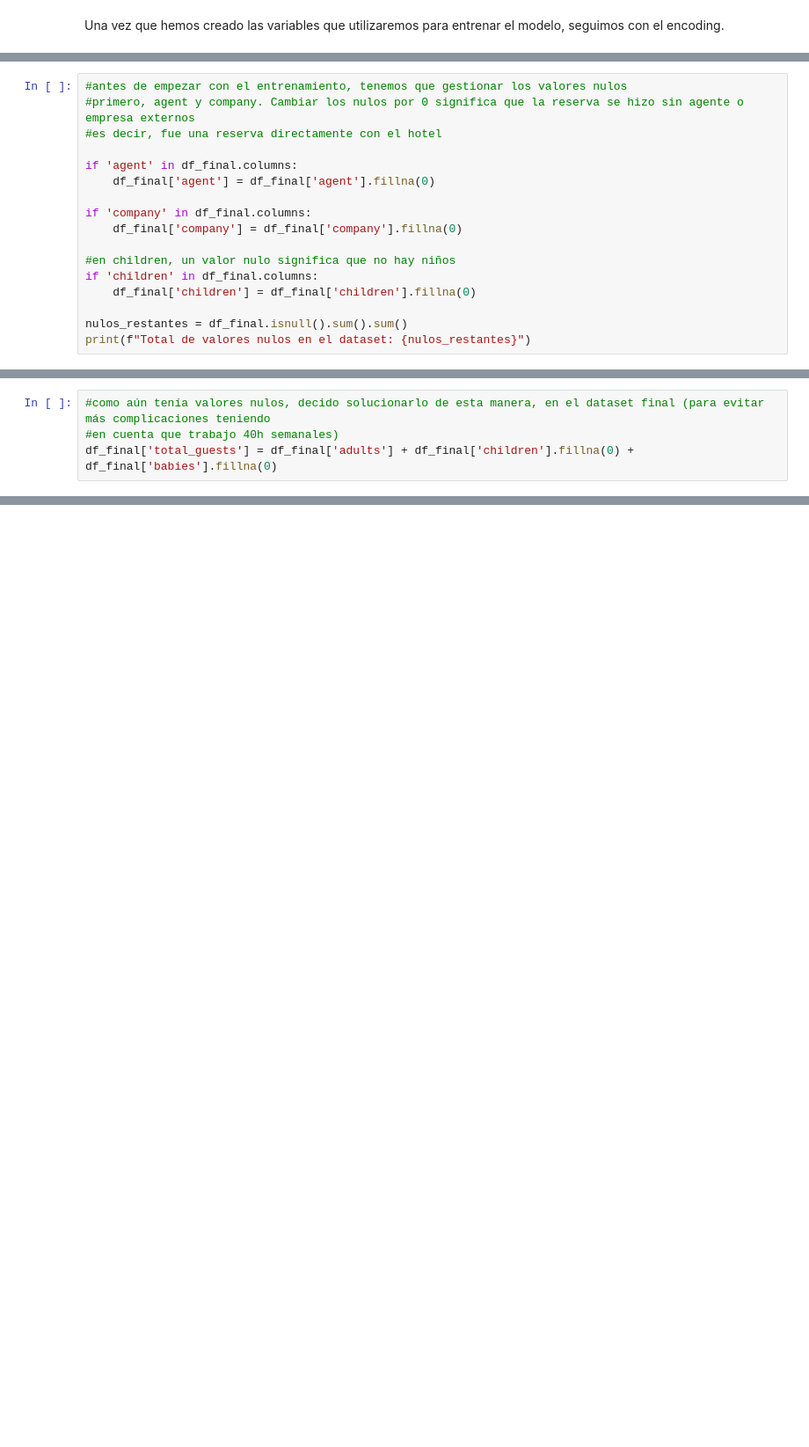
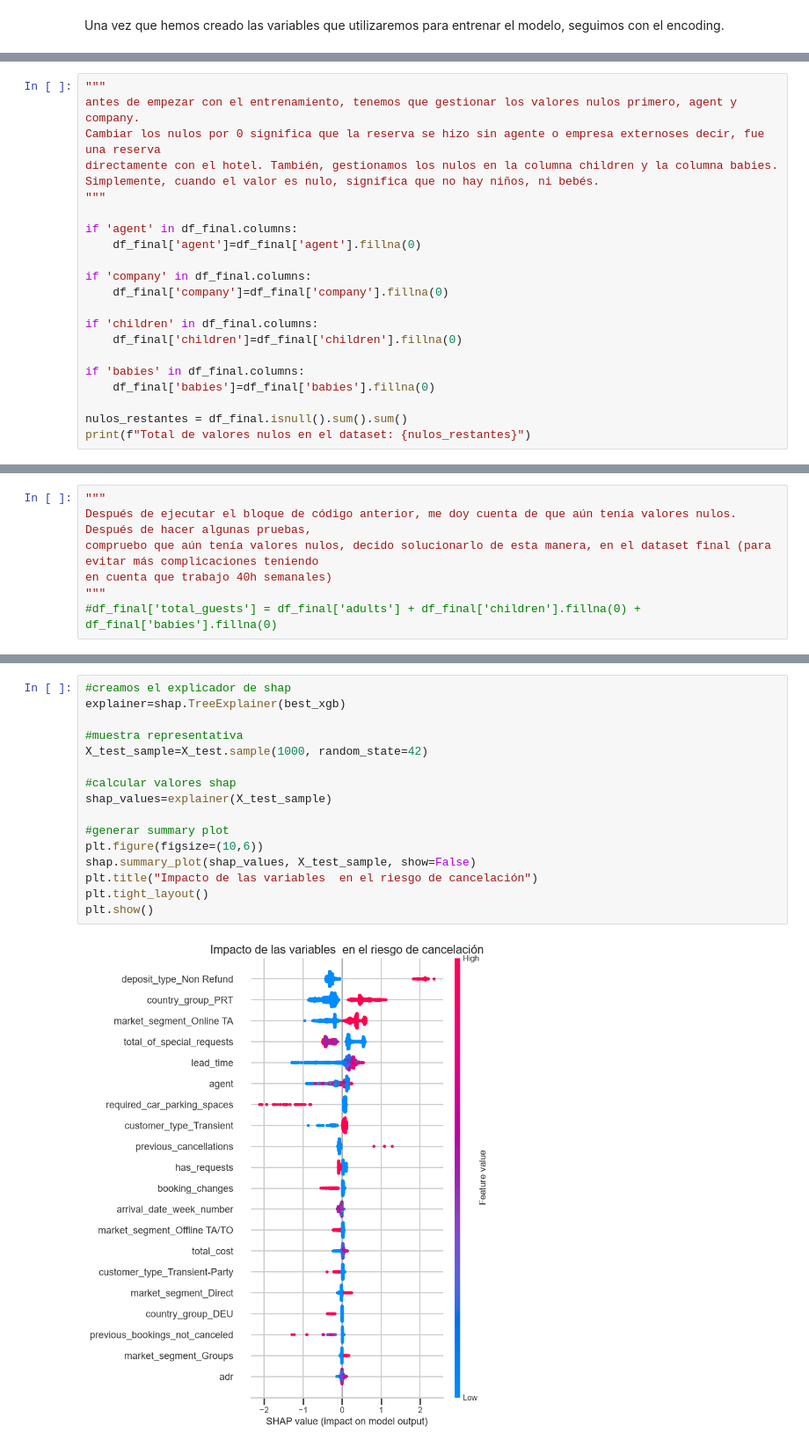
Before and after one commit to Miris-01/proyecto-ML-Evolve, a Jupyter notebook: notebook/ML-project.ipynb, the cells around one changed output, grey strips where cells are left out. Shown at 88% size. Cells and saved outputs as stored; diff of their text form; blank space fills up the shorter version.

```diff
--- a/notebook/ML-project.ipynb
+++ b/notebook/ML-project.ipynb
@@ -395,17 +395,22 @@ Index(['is_canceled', 'lead_time', 'arrival_date_week_number',
 # %%
-#antes de empezar con el entrenamiento, tenemos que gestionar los valores nulos
-#primero, agent y company. Cambiar los nulos por 0 significa que la reserva se hizo sin agente o empresa externos
-#es decir, fue una reserva directamente con el hotel
+"""
+antes de empezar con el entrenamiento, tenemos que gestionar los valores nulos primero, agent y company.
+Cambiar los nulos por 0 significa que la reserva se hizo sin agente o empresa externoses decir, fue una reserva
+directamente con el hotel. También, gestionamos los nulos en la columna children y la columna babies.
+Simplemente, cuando el valor es nulo, significa que no hay niños, ni bebés.
+"""
 
 if 'agent' in df_final.columns:
-    df_final['agent'] = df_final['agent'].fillna(0)
+    df_final['agent']=df_final['agent'].fillna(0)
 
 if 'company' in df_final.columns:
-    df_final['company'] = df_final['company'].fillna(0)
+    df_final['company']=df_final['company'].fillna(0)
 
-#en children, un valor nulo significa que no hay niños
 if 'children' in df_final.columns:
-    df_final['children'] = df_final['children'].fillna(0)
+    df_final['children']=df_final['children'].fillna(0)
+
+if 'babies' in df_final.columns:
+    df_final['babies']=df_final['babies'].fillna(0)
 
 nulos_restantes = df_final.isnull().sum().sum()
 print(f"Total de valores nulos en el dataset: {nulos_restantes}")
@@ -414,5 +419,8 @@ Total de valores nulos en el dataset: 4
 # %%
-#como aún tenía valores nulos, decido solucionarlo de esta manera, en el dataset final (para evitar más complicaciones teniendo
-#en cuenta que trabajo 40h semanales)
-df_final['total_guests'] = df_final['adults'] + df_final['children'].fillna(0) + df_final['babies'].fillna(0)
+"""
+Después de ejecutar el bloque de código anterior, me doy cuenta de que aún tenía valores nulos. Después de hacer algunas pruebas,
+compruebo que aún tenía valores nulos, decido solucionarlo de esta manera, en el dataset final (para evitar más complicaciones teniendo
+en cuenta que trabajo 40h semanales)
+"""
+#df_final['total_guests'] = df_final['adults'] + df_final['children'].fillna(0) + df_final['babies'].fillna(0)
 # %% [markdown]
@@ -624,0 +616,18 @@ ROC-AUC Score Final: 0.8757
+# %%
+#creamos el explicador de shap
+explainer=shap.TreeExplainer(best_xgb)
+
+#muestra representativa
+X_test_sample=X_test.sample(1000, random_state=42)
+
+#calcular valores shap
+shap_values=explainer(X_test_sample)
+
+#generar summary plot
+plt.figure(figsize=(10,6))
+shap.summary_plot(shap_values, X_test_sample, show=False)
+plt.title("Impacto de las variables  en el riesgo de cancelación")
+plt.tight_layout()
+plt.show()
+# %% [output]
+[figure, added]
```
Also changed, not shown: parts of 66 cells of this notebook.
